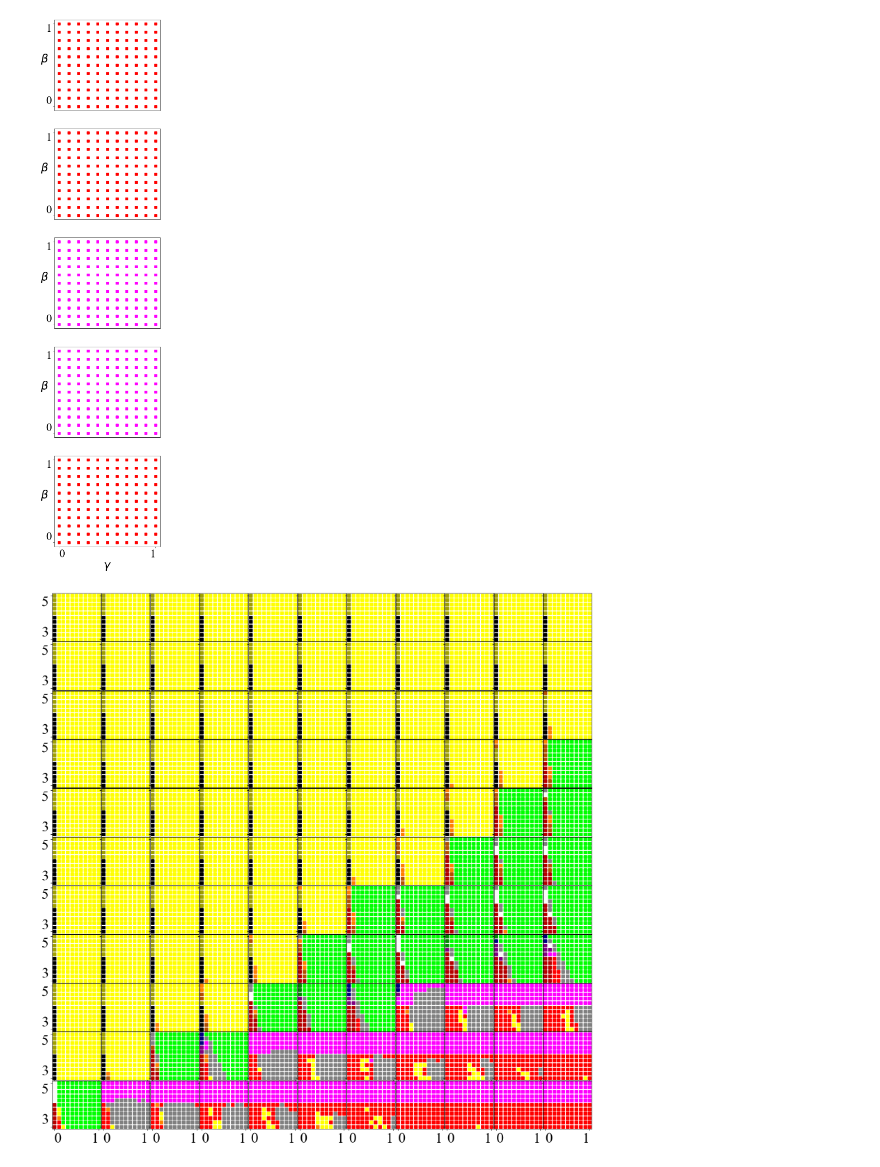
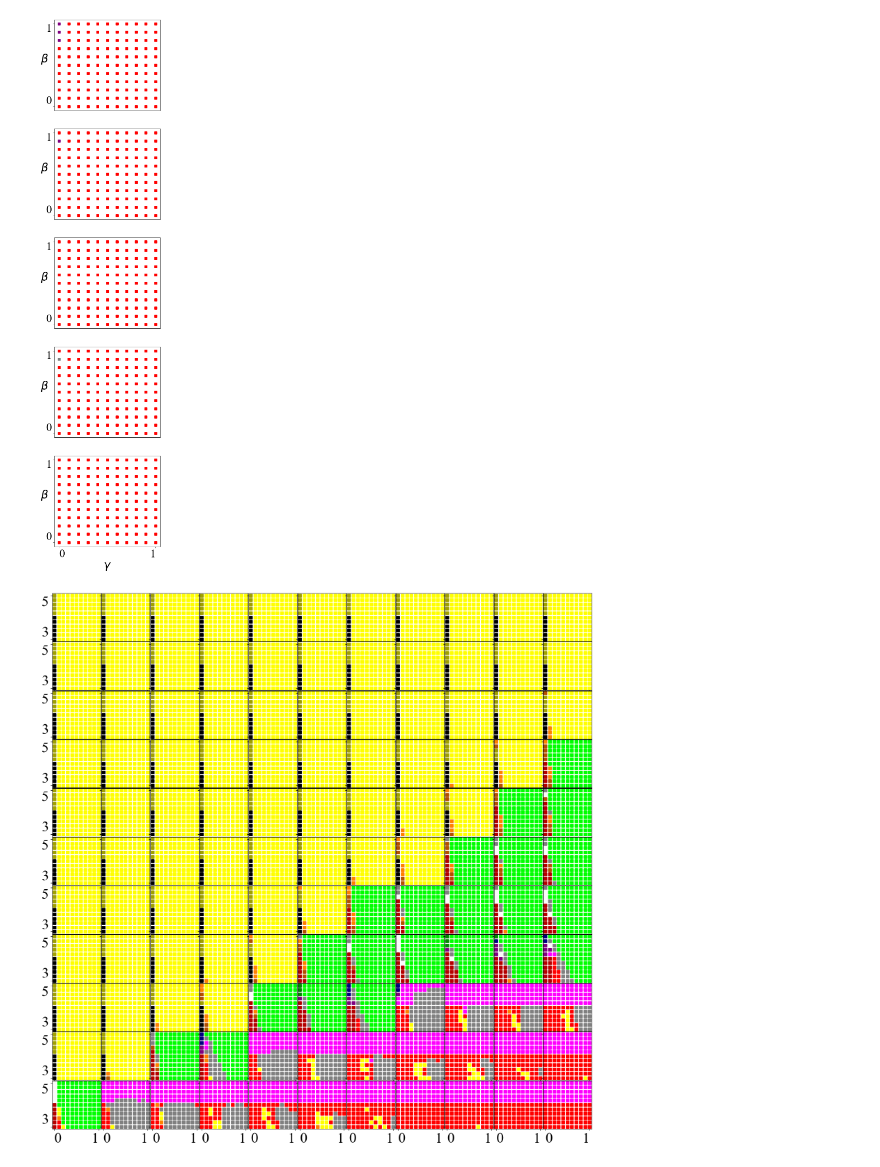
Before and after one commit to artermi/Norm_Enforcement_2024, a Jupyter notebook: Show_SixDim.ipynb, the cells around one changed output. Saved outputs shown, nothing was run; the diff lists cells and outputs as text; code cells hidden in the pictures.

```diff
--- a/Show_SixDim.ipynb
+++ b/Show_SixDim.ipynb
@@ -59,7 +59,7 @@ def one_graph(Data,others, pinfo,need_x = True,need_y =True, xinfo = '', yinfo =
 
         col = Colors[color_index].copy()
 
-        pinfo.scatter(ind[two_dim[0]],ind[two_dim[1]],marker='s', color = tuple(col),linewidth=2)
+        pinfo.scatter(ind[two_dim[1]],ind[two_dim[0]],marker='s', color = tuple(col),linewidth=2)
 
     '''
     pinfo.tick_params(
@@ -103,19 +103,19 @@ def one_graph(Data,others, pinfo,need_x = True,need_y =True, xinfo = '', yinfo =
 # %%
 #one_graph(Data,[0,1,0,-1,-1,0],plt)
 #Labels = ['$\alpha$','b',\lambda,'m',\delta$,'r']
 plt.rcParams["figure.figsize"] = (5,25)
 fig, axs = plt.subplots(5)
-one_graph(Data,[3.6,-1,-1],axs[0],False,True)
-one_graph(Data,[3.7,-1,-1],axs[1],False,True)
+one_graph(Data,[3.1,-1,-1],axs[0],False,True)
+one_graph(Data,[3.2,-1,-1],axs[1],False,True)
 #one_graph(Data,[-1,1.25,-1,0.25,0,0.5],axs[0,0])
 
-one_graph(Data,[3.8,-1,-1],axs[2],False,True)
-one_graph(Data,[3.9,-1,-1],axs[3],False,True)
+one_graph(Data,[3.3,-1,-1],axs[2],False,True)
+one_graph(Data,[3.4,-1,-1],axs[3],False,True)
 one_graph(Data,[3.5,-1,-1],axs[4],True,True)
 
-plt.savefig('all_data_1.png', dpi=200)
+plt.savefig('all_data_3.png', dpi=200)
 # %% [output]
-[figure, old version]
+[figure, new version]
 # %%
 def all_ten(Data,IsOne=0):
     grid_siz = 11
```
Also changed, not shown: 1 other file.
